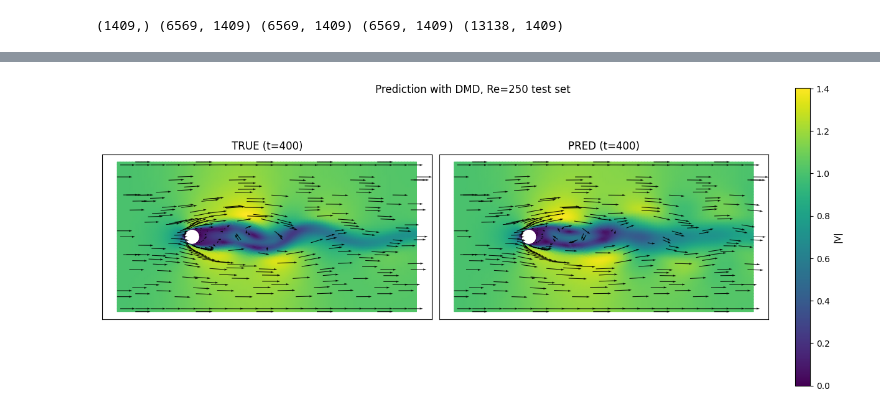
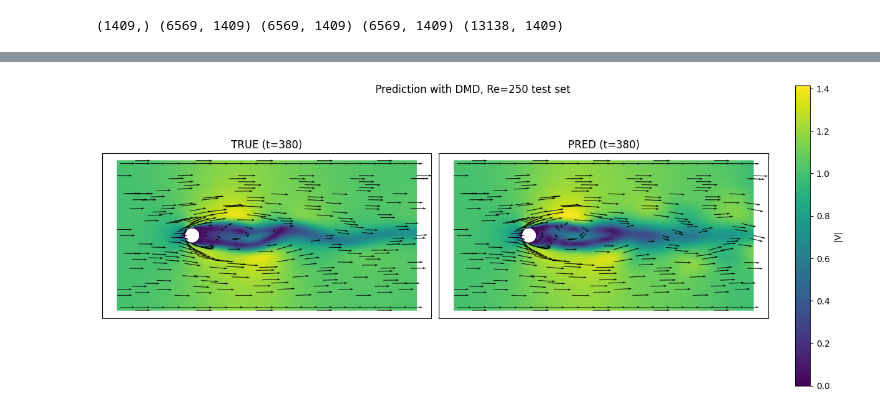
Before and after one commit to StephenVintskevich/bstt2, a Jupyter notebook: notebooks/dmd_crossflow.ipynb, the cells around one changed output, grey strips where cells are left out. Drawn from its saved outputs; the diff is of its cells as text; code cells hidden in the pictures.

```diff
--- a/notebooks/dmd_crossflow.ipynb
+++ b/notebooks/dmd_crossflow.ipynb
@@ -477,8 +406,8 @@ def dmd_plot_modes_simple(lambdas, Phi, b, tri, time_arr, modes=(0, 1, 2),
     return fig
 # %%
 tri = load_triangulation(train_path)
-fig = dmd_plot_modes_simple(eigvals, Phi, b, tri, time_arr=times,
-                            modes=(0,1,2,10,19), layout="stacked", quiver_frac=0.03,
+fig = dmd_plot_modes_simple(eigvals_sim, Phi_sim, b_sim, tri, time_arr=times,
+                            modes=(0,1,2,4,6,8), layout="stacked", quiver_frac=0.00,
                             time_unit="s")
 plt.show()
 # %% [output]
@@ -597,8 +414,0 @@ def pod_plot_modes_simple(Ur, s_r, A, tri, time_arr, modes=(0,1,2),
-# %%
-
-Ur, s_r, A, mu = compute_POD(V, r=20, demean=True)
-# %%
-
-fig = pod_plot_modes_simple(Ur, s_r, A, tri, times,modes=(0,1,2,3),
-                            layout="stacked", quiver_frac=0)
-plt.show()
@@ -626,9 +434,7 @@ def dmd_predict_modal_simple(Phi, lambdas, V_test, mean_train=None, times=None,
     err_roll    : (T,) relative L2 error per step (rollout); err_roll[0]=np.nan
     err_step    : (T,) relative L2 error per step (one-step); err_step[0]=np.nan
     """
-    Phi = np.asarray(Phi)
-    lambdas = np.asarray(lambdas)
-    X = np.asarray(V_test)
+    X = V_test
     n, T = X.shape
     r = Phi.shape[1]
     assert Phi.shape[0] == n, "Phi shape mismatch with V_test"
@@ -644,7 +450,7 @@ def dmd_predict_modal_simple(Phi, lambdas, V_test, mean_train=None, times=None,
         dts = np.full(T-1, float(dt))
         dt_ref = float(dt)
 
-    # Convert discrete eigenvalues (λ) to continuous rates (ω = log(λ)/dt_ref)
+    # Convert discrete eigenvalues (λ) to continuous rates
     omega = np.empty(r, dtype=complex)
     mask = np.abs(lambdas) > 1e-12
     omega[mask] = np.log(lambdas[mask]) / dt_ref
@@ -666,7 +472,7 @@ def dmd_predict_modal_simple(Phi, lambdas, V_test, mean_train=None, times=None,
     err_roll = np.full(T, np.nan, dtype=float)
     err_step = np.full(T, np.nan, dtype=float)
 
-    # --- Free rollout ---
+    # --- Free rollout -----------
     # init from first test frame
     c = Phi_pinv @ Xc[:, 0]                 # modal coeffs at k=0
     V_pred_roll[:, 0] = X[:, 0]             # align first frame with truth
@@ -680,7 +486,7 @@ def dmd_predict_modal_simple(Phi, lambdas, V_test, mean_train=None, times=None,
         if denom > 0:
             err_roll[k+1] = np.linalg.norm(V_pred_roll[:, k+1] - X[:, k+1]) / denom
 
-    # --- One-step (teacher forcing) ---
+    # --- One-step forward -------
     V_pred_step[:, 0] = X[:, 0]
     for k in range(T-1):
         c_k   = Phi_pinv @ Xc[:, k]                 # from TRUE x_k
@@ -769,20 +575,20 @@ def plot_velocity_true_vs_pred(tri, V_true, V_pred, t_index,
 # %%
 
 V_roll, V_step, e_roll, e_step = dmd_predict_modal_simple(
-    Phi=Phi,
-    lambdas=eigvals,
+    Phi=Phi_sim,
+    lambdas=eigvals_sim,
     #V_test=V_test,
     V_test=V_t,
     mean_train=V.mean(axis=1, keepdims=True),
     times=times_t
 )
 
-t_index = 400
+t_index = 380
 fig = plot_velocity_true_vs_pred(tri, V_t, V_roll, t_index=t_index,
                                  layout="stacked", quiver_frac=0.05, R = '250 test set')
 plt.show()
 # %% [output]
-[figure, old version]
+[figure, new version]
 # %%
 def plot_err_roll(err_roll, title="k- time step error", logy=False):
     """
```
Also changed, not shown: parts of 18 cells of this notebook, 1 other file.
